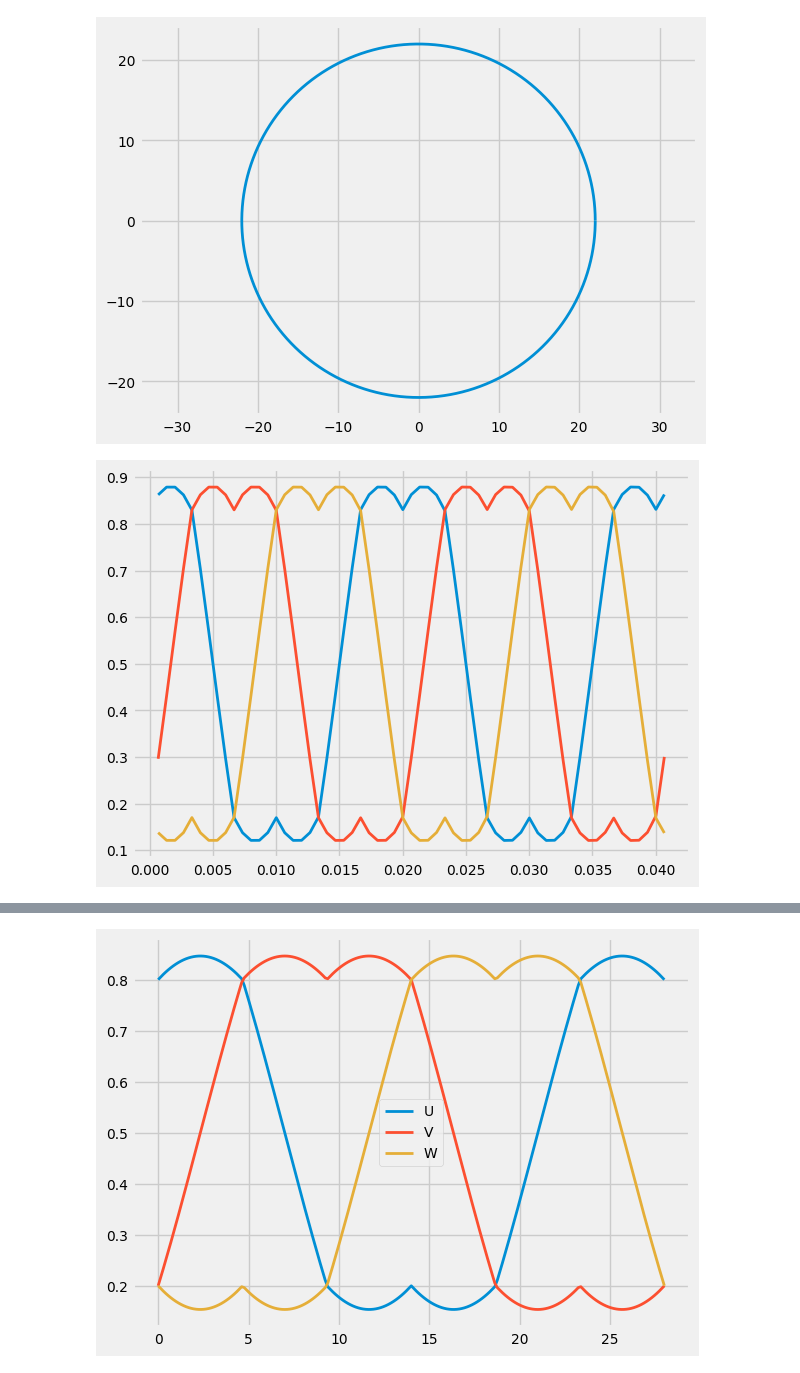
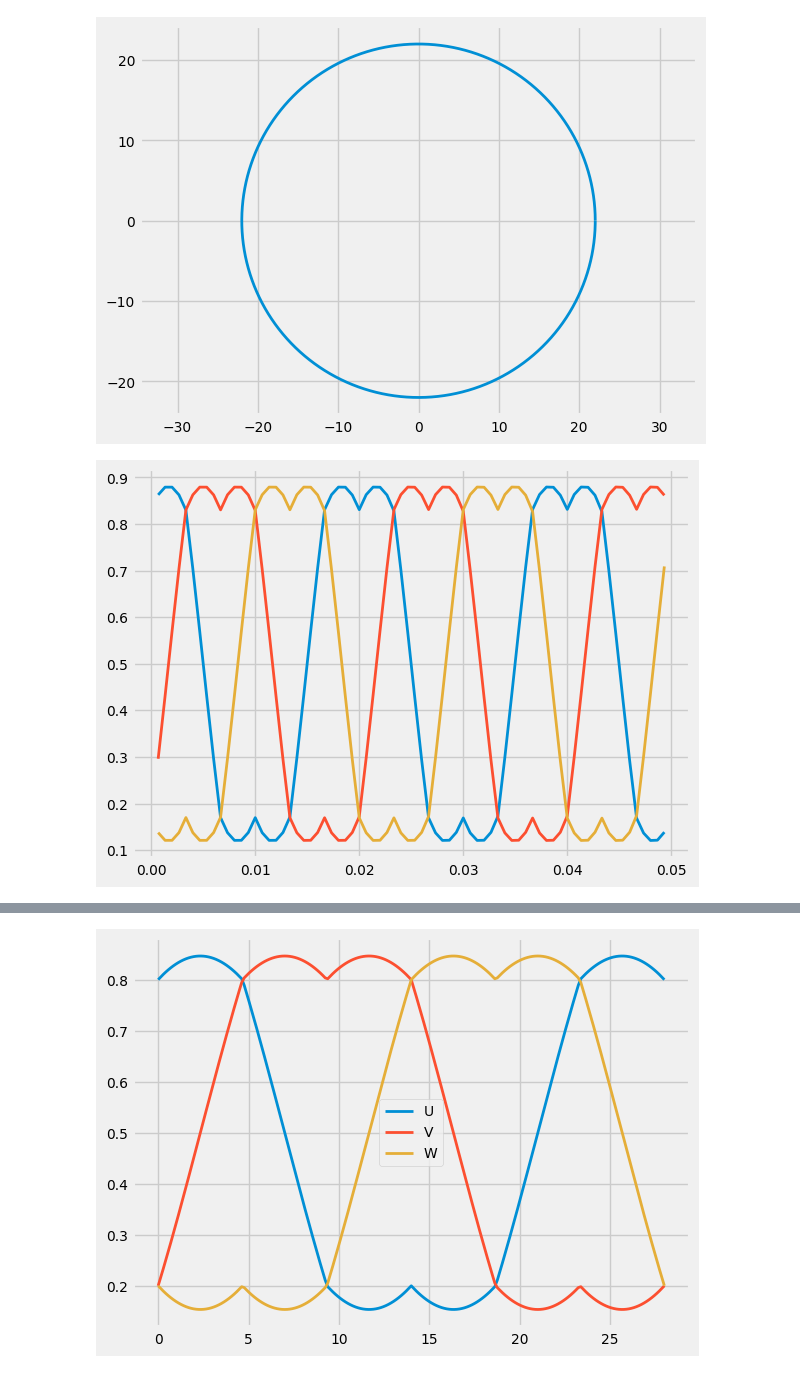
Before and after one commit to gadokrisztian/stm-svpwm, a Jupyter notebook: python/newpythonimplementation.ipynb, the cells around one changed output, grey strips where cells are left out. Drawn from its saved outputs; the diff is of its cells as text; code cells hidden in the pictures.

```diff
--- a/python/newpythonimplementation.ipynb
+++ b/python/newpythonimplementation.ipynb
@@ -215,35 +215,35 @@ plt.axis('equal');
 Vdc = 50.0
 Vm = 22.0
 
 f_out = 50.0;
 f_pwm = 10.0e3;
 f_sampling = 1500.0;
 
 T_out = 1.0 / f_out
 T_pwm = 1.0 / f_pwm
 T_sampling = 1.0 / f_sampling
 
 dt = 1e-6;
 t0 = 0.0;
 t1 = 0;
-tstop = 41e-3;
+tstop = 50e-3;
 
 pwm1 = SVPWM(Vdc, T_sampling)
 dcs = []
 while t1 <= tstop:
     elapsed = t1 - t0
     if elapsed >= T_sampling:
         Vref = [Vm*np.cos(2*np.pi*f_out * t1), Vm*np.sin(2*np.pi*f_out*t1)]
         dcs.append([t1, *pwm1.getDC(Vref)])
         t0 = t1
 
     t1 = t1 + dt
 
 
 dcs = np.array(dcs)
 plt.plot(dcs[:, 0], dcs[:,1:4]);
 # %% [output]
-[figure, old version]
+[figure, new version]
 # %%
 from scipy import interpolate
 
```
Also changed, not shown: parts of 4 cells of this notebook, 5 other files.
